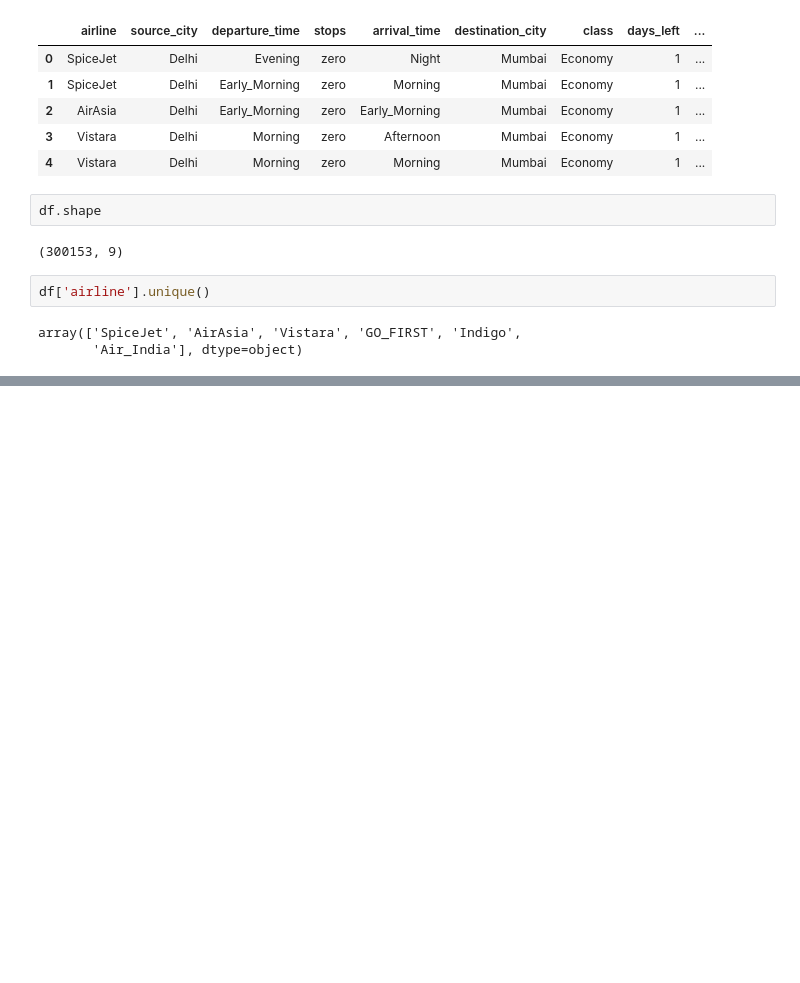
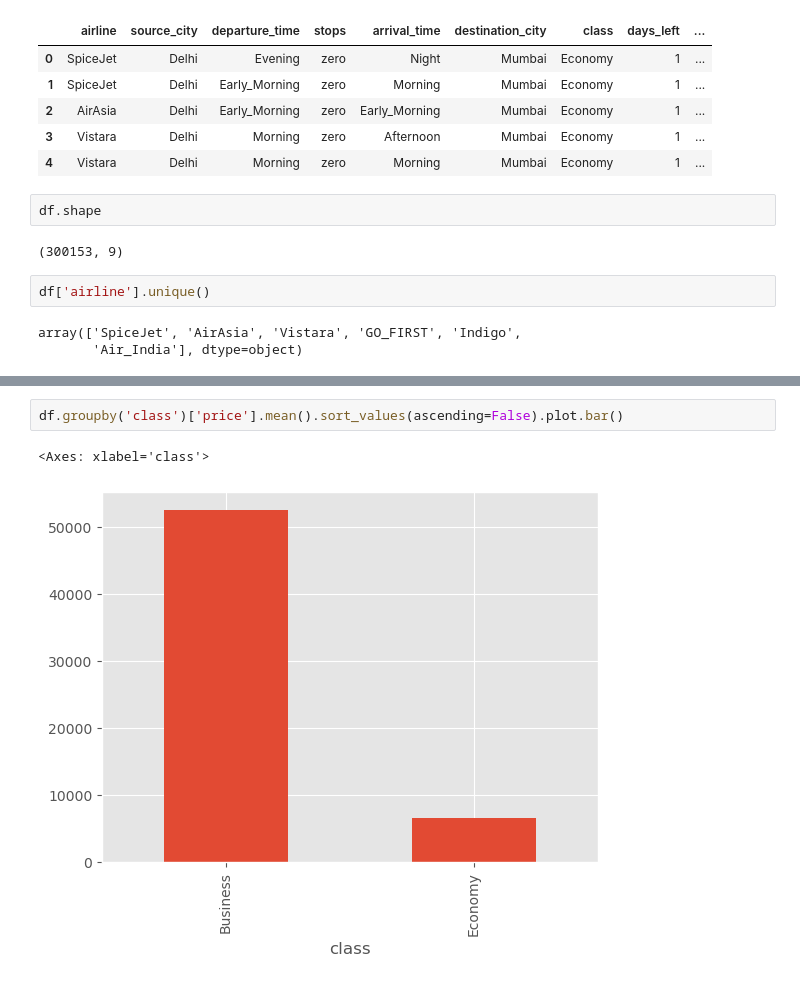
Before and after one commit to Chunmunchoubey/PracticeProjects, a Jupyter notebook: FlightticketPrice_Prediction.ipynb, the cells around one changed output, grey strips where cells are left out. Cells and saved outputs as stored; diff of their text form; blank space fills up the shorter version.

```diff
--- a/FlightticketPrice_Prediction.ipynb
+++ b/FlightticketPrice_Prediction.ipynb
@@ -102,0 +108,5 @@ AttributeError: 'function' object has no attribute 'sort_values'
+# %%
+df.groupby('class')['price'].mean().sort_values(ascending=False).plot.bar()
+# %% [output]
+<Axes: xlabel='class'>
+[figure, added]
```
Also changed, not shown: parts of 24 cells of this notebook, 12 other files.
